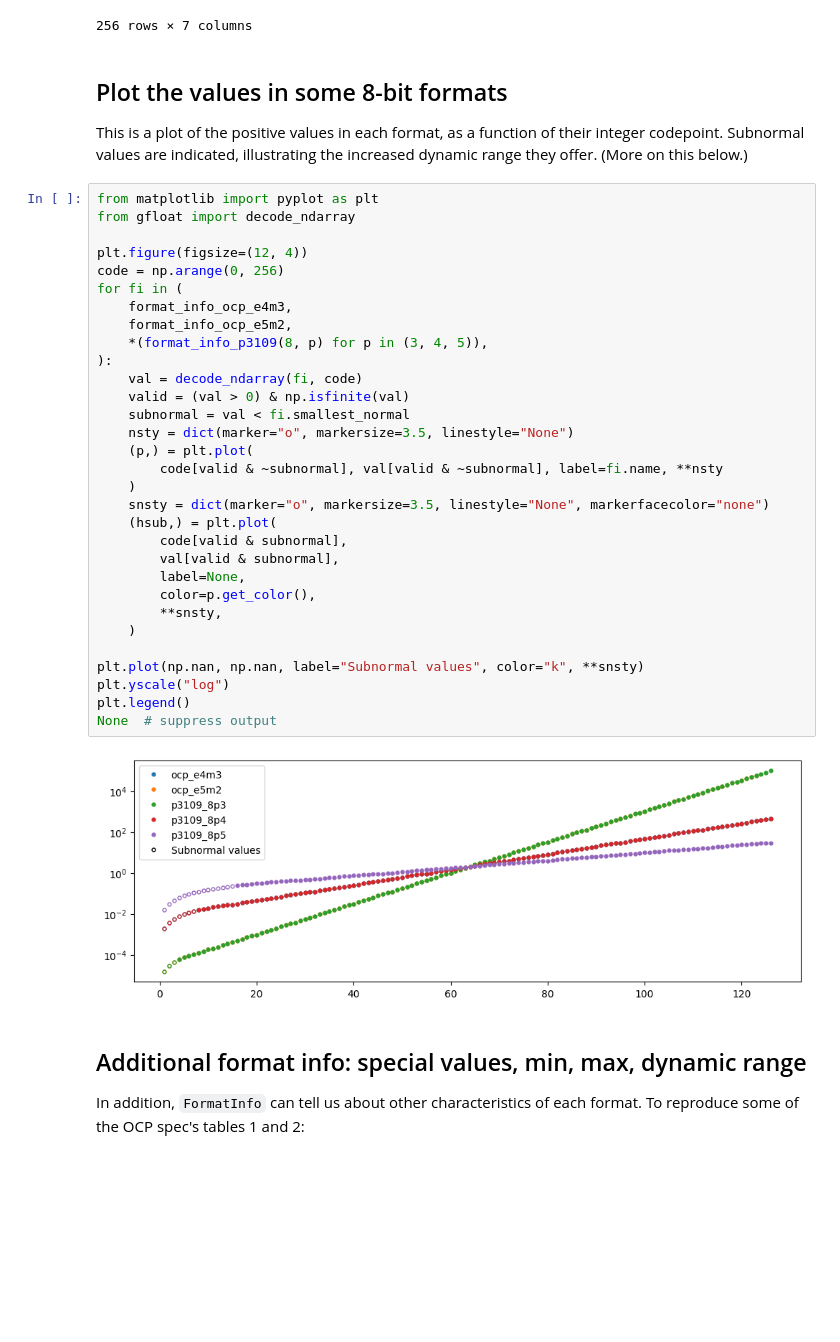
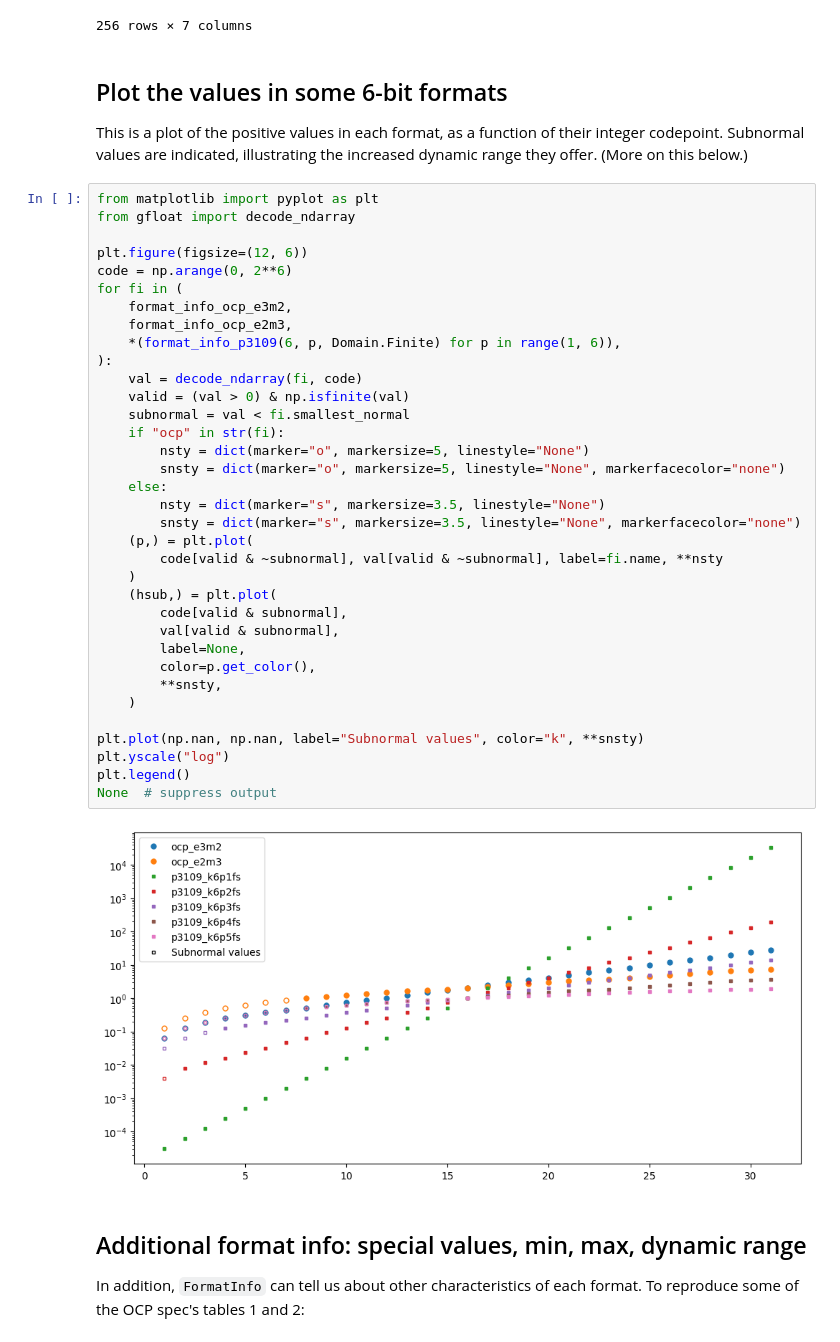
Before and after one commit to awf/gc-gfloat, a Jupyter notebook: docs/source/01-decode.ipynb, the cells around one changed output. Cells and saved outputs as stored; diff of their text form; blank space fills up the shorter version.

Commit message:
Update to P3109 Domain/Signedness/Bias

```diff
--- a/docs/source/01-decode.ipynb
+++ b/docs/source/01-decode.ipynb
@@ -45,7 +45,7 @@ DataFrame(vals).set_index("code")
 | 255 | NaN | 31 | 16 | 3 | 1.75 | 1 | FloatClass.NAN |
 256 rows × 7 columns
 # %% [markdown]
-## Plot the values in some 8-bit formats
+## Plot the values in some 6-bit formats
 
 This is a plot of the positive values in each format, as a function of their integer
 codepoint.  Subnormal values are indicated, illustrating the increased dynamic range
@@ -53,36 +53,40 @@ they offer.  (More on this below.)
 # %%
 from matplotlib import pyplot as plt
 from gfloat import decode_ndarray
 
-plt.figure(figsize=(12, 4))
-code = np.arange(0, 256)
+plt.figure(figsize=(12, 6))
+code = np.arange(0, 2**6)
 for fi in (
-    format_info_ocp_e4m3,
-    format_info_ocp_e5m2,
-    *(format_info_p3109(8, p) for p in (3, 4, 5)),
+    format_info_ocp_e3m2,
+    format_info_ocp_e2m3,
+    *(format_info_p3109(6, p, Domain.Finite) for p in range(1, 6)),
 ):
     val = decode_ndarray(fi, code)
     valid = (val > 0) & np.isfinite(val)
     subnormal = val < fi.smallest_normal
-    nsty = dict(marker="o", markersize=3.5, linestyle="None")
+    if "ocp" in str(fi):
+        nsty = dict(marker="o", markersize=5, linestyle="None")
+        snsty = dict(marker="o", markersize=5, linestyle="None", markerfacecolor="none")
+    else:
+        nsty = dict(marker="s", markersize=3.5, linestyle="None")
+        snsty = dict(marker="s", markersize=3.5, linestyle="None", markerfacecolor="none")
     (p,) = plt.plot(
         code[valid & ~subnormal], val[valid & ~subnormal], label=fi.name, **nsty
     )
-    snsty = dict(marker="o", markersize=3.5, linestyle="None", markerfacecolor="none")
     (hsub,) = plt.plot(
         code[valid & subnormal],
         val[valid & subnormal],
         label=None,
         color=p.get_color(),
         **snsty,
     )
 
 plt.plot(np.nan, np.nan, label="Subnormal values", color="k", **snsty)
 plt.yscale("log")
 plt.legend()
 None  # suppress output
 # %% [output]
-[figure, old version]
+[figure, new version]
 # %% [markdown]
 ## Additional format info: special values, min, max, dynamic range
 
```
Also changed, not shown: parts of 2 cells of this notebook, 14 other files.
